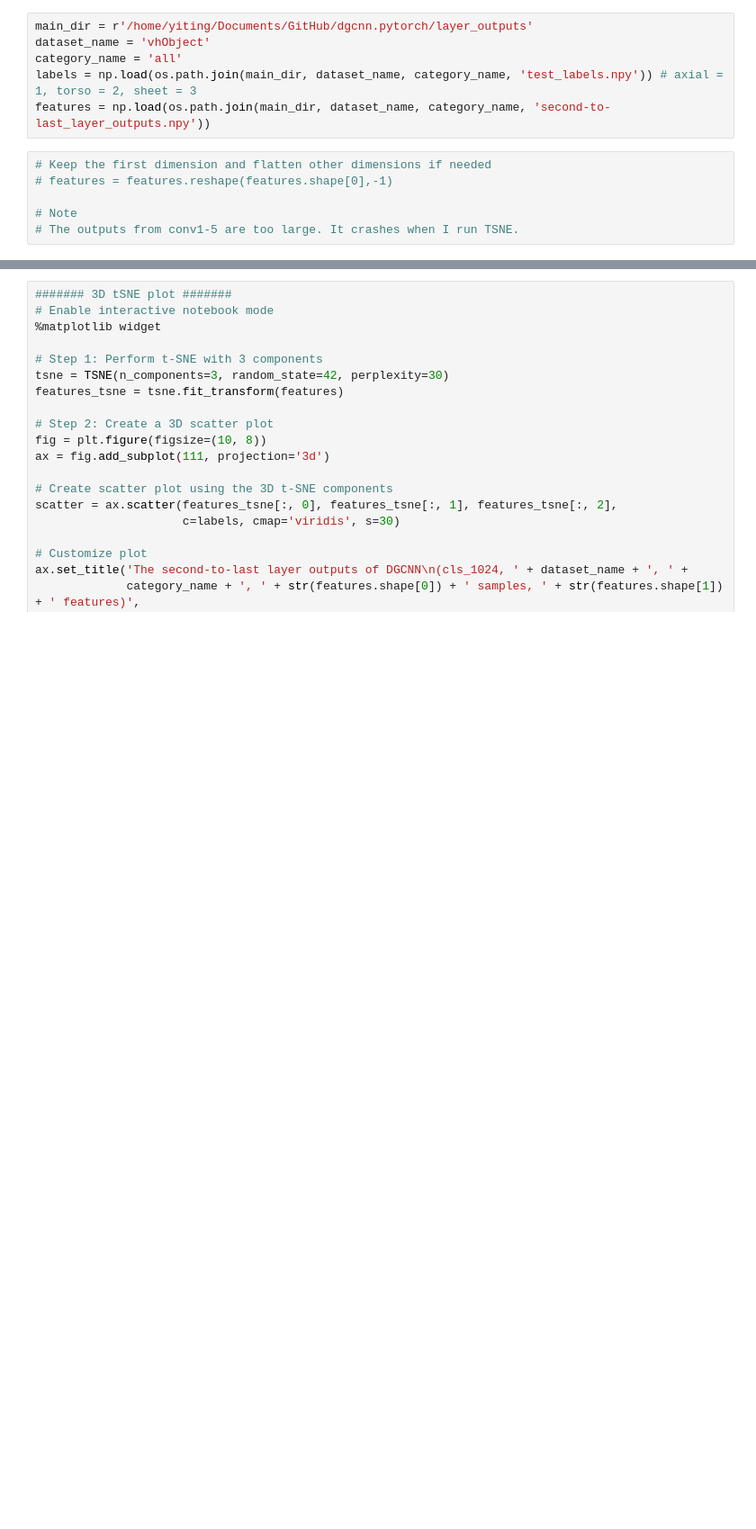
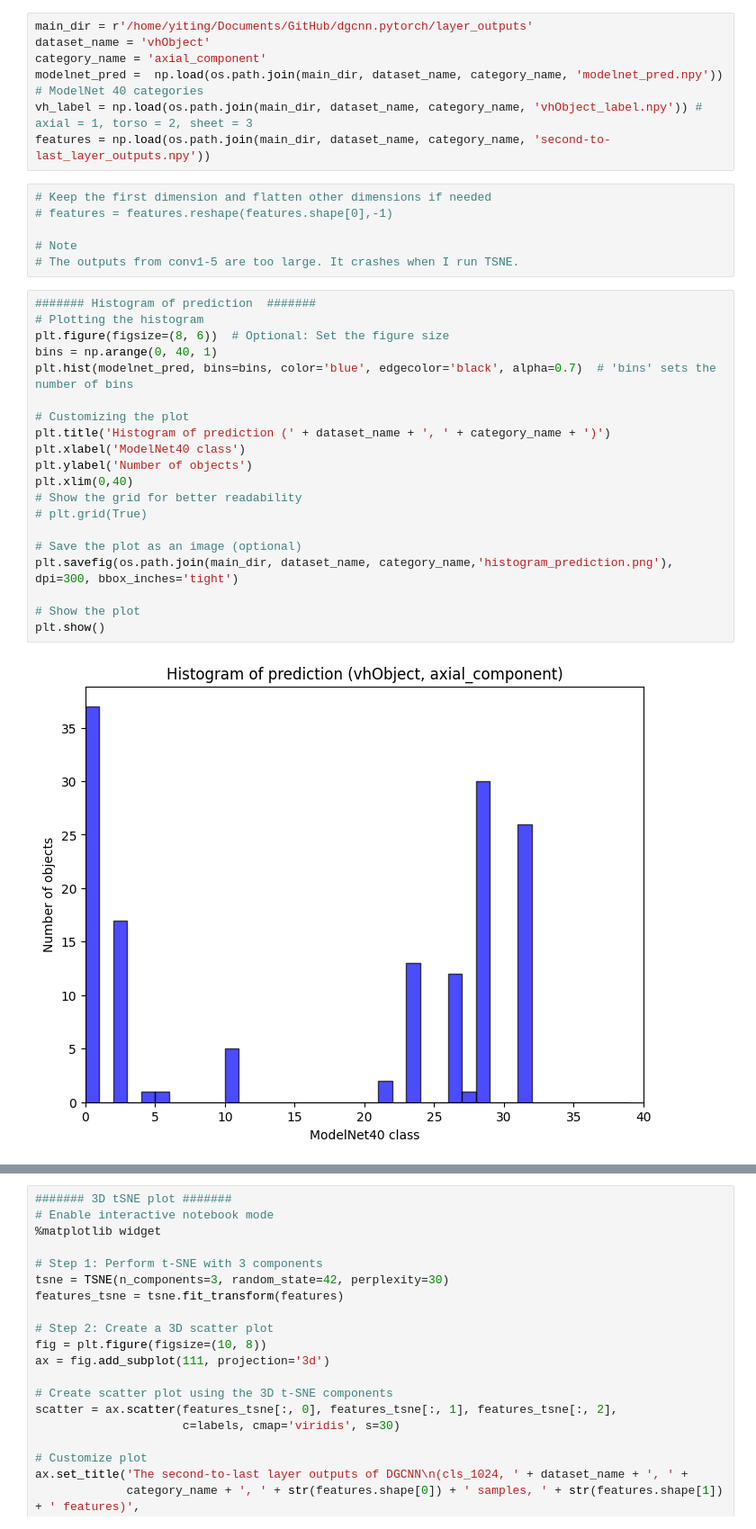
Before and after one commit to YitingChang/3d_shape, a Jupyter notebook: dgcnn_pytorch/visualization_yt.ipynb, the cells around one changed output, grey strips where cells are left out. Shown at 90% size. Saved outputs shown, nothing was run; the diff lists cells and outputs as text; blank space fills up the shorter version.

Commit message:
get class prediction

```diff
--- a/dgcnn_pytorch/visualization_yt.ipynb
+++ b/dgcnn_pytorch/visualization_yt.ipynb
@@ -8,8 +8,9 @@ from mpl_toolkits.mplot3d import Axes3D
 # %%
 main_dir = r'/home/yiting/Documents/GitHub/dgcnn.pytorch/layer_outputs'
 dataset_name = 'vhObject'
-category_name = 'all'
-labels = np.load(os.path.join(main_dir, dataset_name, category_name, 'test_labels.npy')) # axial = 1, torso = 2, sheet = 3
+category_name = 'axial_component'
+modelnet_pred =  np.load(os.path.join(main_dir, dataset_name, category_name, 'modelnet_pred.npy')) # ModelNet 40 categories
+vh_label = np.load(os.path.join(main_dir, dataset_name, category_name, 'vhObject_label.npy')) # axial = 1, torso = 2, sheet = 3
 features = np.load(os.path.join(main_dir, dataset_name, category_name, 'second-to-last_layer_outputs.npy'))
 # %%
 # Keep the first dimension and flatten other dimensions if needed
@@ -17,6 +18,28 @@ features = np.load(os.path.join(main_dir, dataset_name, category_name, 'second-t
 
 # Note
 # The outputs from conv1-5 are too large. It crashes when I run TSNE.
+# %%
+####### Histogram of prediction  #######
+# Plotting the histogram
+plt.figure(figsize=(8, 6))  # Optional: Set the figure size
+bins = np.arange(0, 40, 1)
+plt.hist(modelnet_pred, bins=bins, color='blue', edgecolor='black', alpha=0.7)  # 'bins' sets the number of bins
+
+# Customizing the plot
+plt.title('Histogram of prediction (' + dataset_name + ', ' + category_name + ')')
+plt.xlabel('ModelNet40 class')
+plt.ylabel('Number of objects')
+plt.xlim(0,40)
+# Show the grid for better readability
+# plt.grid(True)
+
+# Save the plot as an image (optional)
+plt.savefig(os.path.join(main_dir, dataset_name, category_name,'histogram_prediction.png'), dpi=300, bbox_inches='tight')
+
+# Show the plot
+plt.show()
+# %% [output]
+[figure, added]
 # %%
 ####### 2D tSNE plot #######
 # Step 1: Perform t-SNE
```
Also changed, not shown: parts of 1 cell of this notebook, 4 other files.
